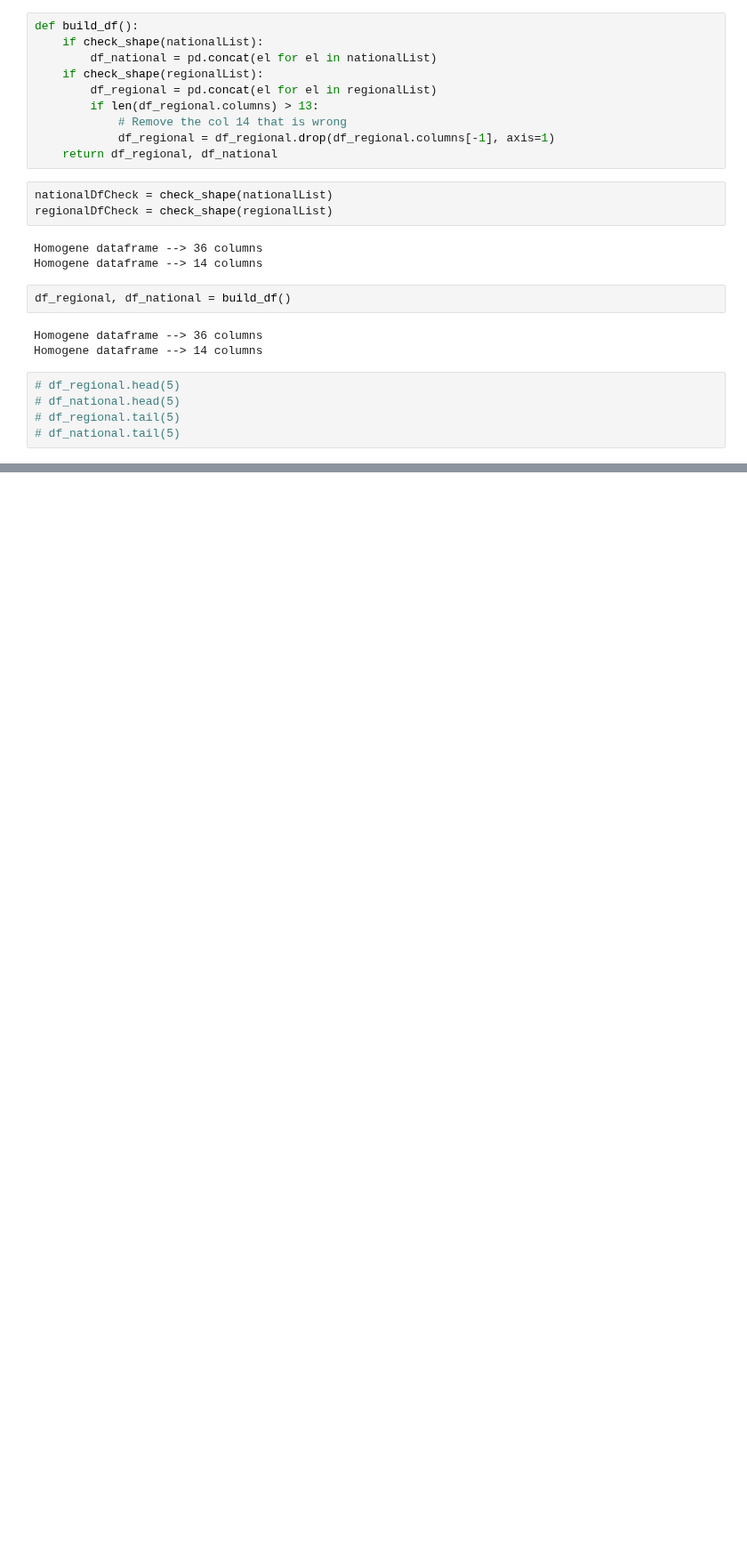
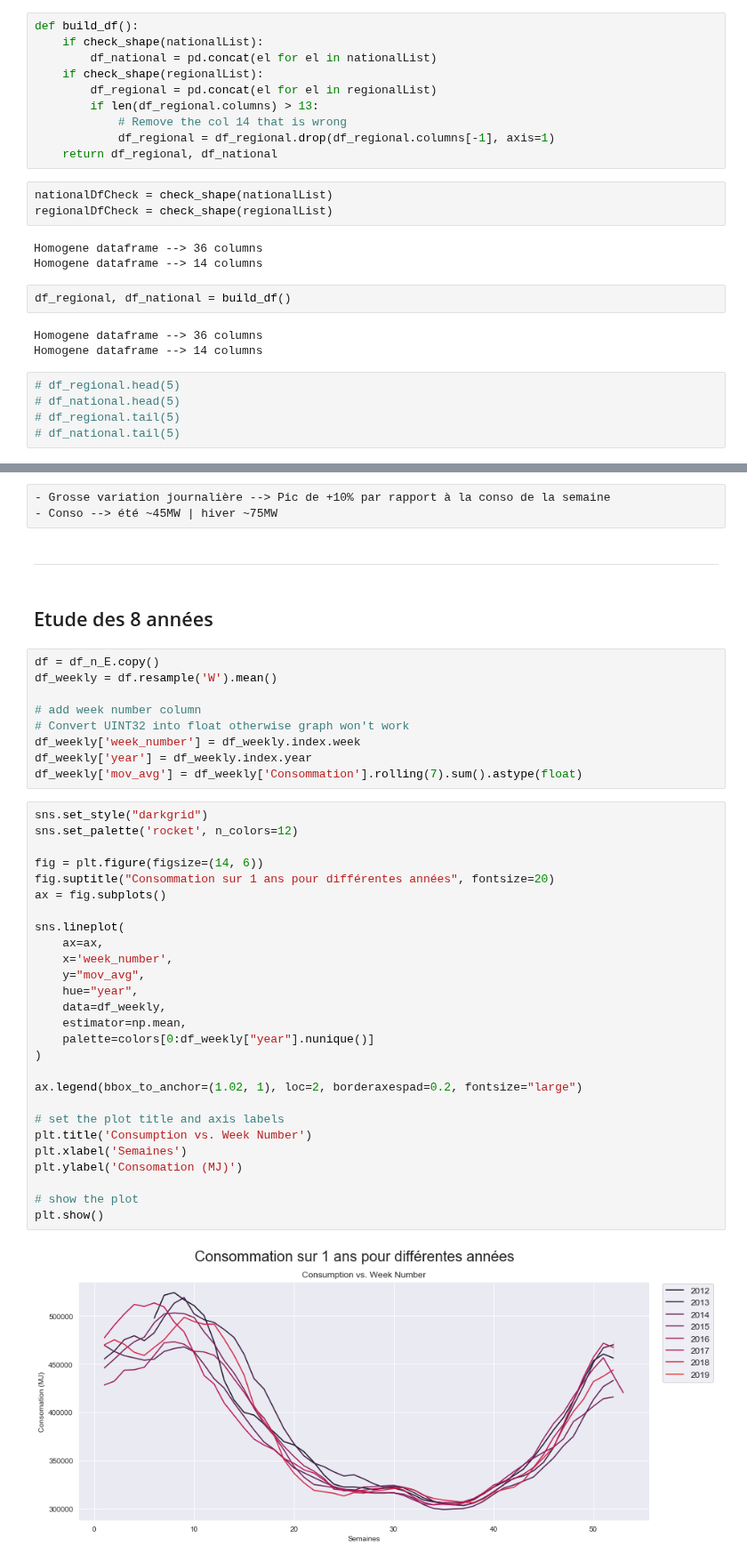
Before and after one commit to ManuLabricole/CDN-Statistique, a Jupyter notebook: Notebooks/Energy_Study.ipynb, the cells around one changed output, grey strips where cells are left out. Shown at 89% size. Saved outputs shown, nothing was run; the diff lists cells and outputs as text; blank space fills up the shorter version.

```diff
--- a/Notebooks/Energy_Study.ipynb
+++ b/Notebooks/Energy_Study.ipynb
@@ -221,0 +312,45 @@ df_regional = filter_RTE_rows(df_regional)
+# %% [raw]
+- Grosse variation journalière --> Pic de +10% par rapport à la conso de la semaine
+- Conso --> été ~45MW | hiver ~75MW
+# %% [markdown]
+-------
+# %% [markdown]
+## Etude des 8 années
+# %%
+df = df_n_E.copy()
+df_weekly = df.resample('W').mean()
+
+# add week number column
+# Convert UINT32 into float otherwise graph won't work
+df_weekly['week_number'] = df_weekly.index.week
+df_weekly['year'] = df_weekly.index.year
+df_weekly['mov_avg'] = df_weekly['Consommation'].rolling(7).sum().astype(float)
+# %%
+sns.set_style("darkgrid")
+sns.set_palette('rocket', n_colors=12)
+
+fig = plt.figure(figsize=(14, 6))
+fig.suptitle("Consommation sur 1 ans pour différentes années", fontsize=20)
+ax = fig.subplots()
+
+sns.lineplot(
+    ax=ax,
+    x='week_number',
+    y="mov_avg",
+    hue="year",
+    data=df_weekly,
+    estimator=np.mean,
+    palette=colors[0:df_weekly["year"].nunique()]
+)
+
+ax.legend(bbox_to_anchor=(1.02, 1), loc=2, borderaxespad=0.2, fontsize="large")
+
+# set the plot title and axis labels
+plt.title('Consumption vs. Week Number')
+plt.xlabel('Semaines')
+plt.ylabel('Consomation (MJ)')
+
+# show the plot
+plt.show()
+# %% [output]
+[figure, added]
```
Also changed, not shown: parts of 27 cells of this notebook, 1 other file.
